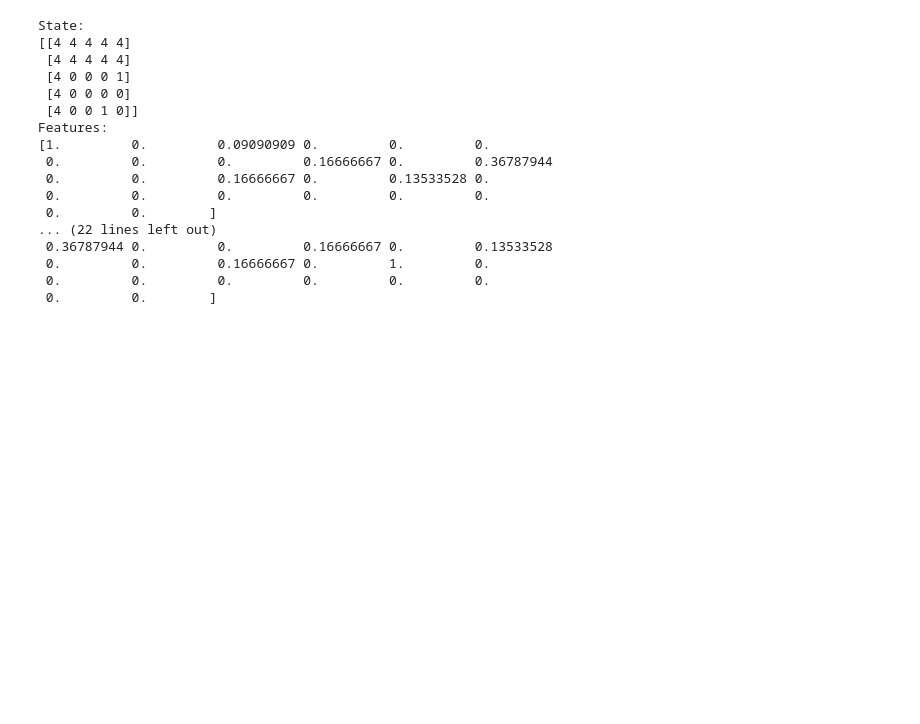
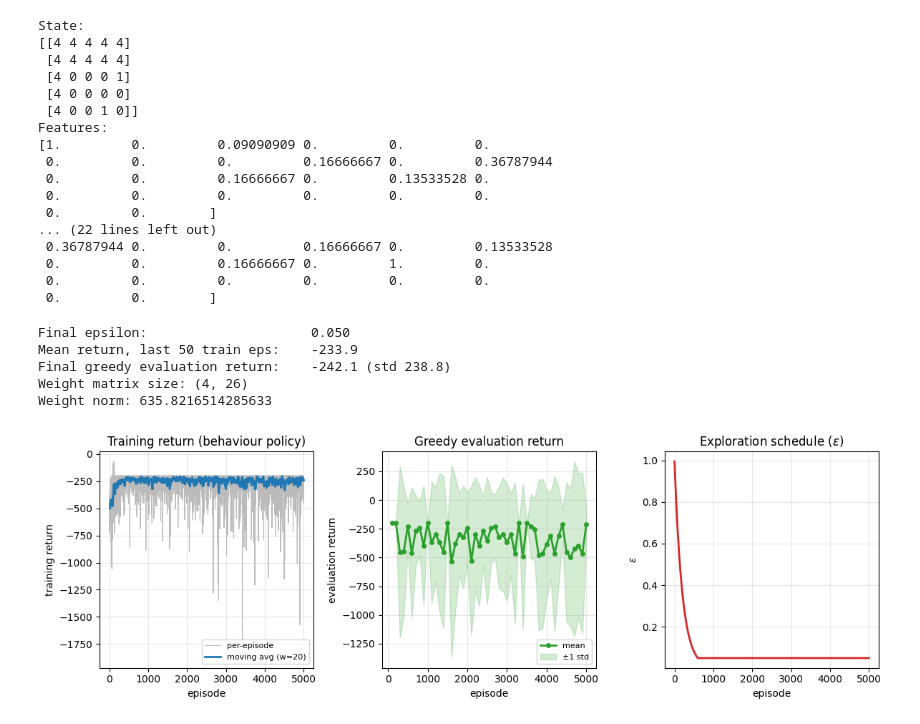
Before and after one commit to ffaundezcab/fog_exploring_RL, a Jupyter notebook: notebooks/test.ipynb, the cells around one changed output. Saved outputs shown, nothing was run; the diff lists cells and outputs as text; code cells hidden in the pictures; blank space fills up the shorter version.

```diff
--- a/notebooks/test.ipynb
+++ b/notebooks/test.ipynb
@@ -401,0 +404,80 @@ Features:
+# %%
+train_env = FogGridEnv(
+    height=12,
+    width=12,
+    start_pos=(0, 0),
+    goal_pos=(11, 11),
+    randomize_map=True,
+    obstacle_density=0.1,
+    trap_density=0.1,
+    vision_radius=2,
+    local_view=True,
+    render_mode="rgb_array",
+)
+
+eval_env = FogGridEnv(
+    height=12,
+    width=12,
+    start_pos=(0, 0),
+    goal_pos=(11, 11),
+    randomize_map=True,
+    obstacle_density=0.1,
+    trap_density=0.1,
+    vision_radius=2,
+    local_view=True,
+    render_mode="rgb_array",
+)
+
+features = LocalQuadrantFeatures(
+    height=train_env.height,
+    width=train_env.width,
+    vision_radius=2,
+    exp_decay=1.0,
+)
+
+agent = LFAQLearningAgent(
+    n_actions=train_env.action_space.n,
+    feature_extractor=features,
+    alpha=0.001,
+    gamma=1.0,
+    epsilon_start=1.0,
+    epsilon_min=0.05,
+    epsilon_decay=0.995,
+    seed=42
+)
+
+
+history = train(
+    agent,
+    train_env,
+    n_episodes=5000,
+    max_steps_per_episode=200,
+    eval_every=100,
+    eval_episodes=100,
+    eval_env=eval_env,
+    eval_max_steps=200,
+    seed=42,
+    progress=True,
+)
+
+
+
+print(f"Final epsilon:                     {agent.epsilon:.3f}")
+print(f"Mean return, last 50 train eps:    {np.mean(history.episode_returns[-50:]):.1f}")
+print(f"Final greedy evaluation return:    {history.eval_mean_returns[-1]:.1f} "
+      f"(std {history.eval_std_returns[-1]:.1f})")
+print("Weight matrix size:", agent.weights.shape)
+print("Weight norm:", np.linalg.norm(agent.weights))
+# %% [output]
+Final epsilon:                     0.050
+Mean return, last 50 train eps:    -233.9
+Final greedy evaluation return:    -242.1 (std 238.8)
+Weight matrix size: (4, 26)
+Weight norm: 635.8216514285633
+# %%
+from rlc.utils.plotting import plot_learning_curves
+
+fig1 = plot_learning_curves(history)
+plt.show()
+# %% [output]
+[figure, added]
```
Also changed, not shown: parts of 6 cells of this notebook, 2 other files.
